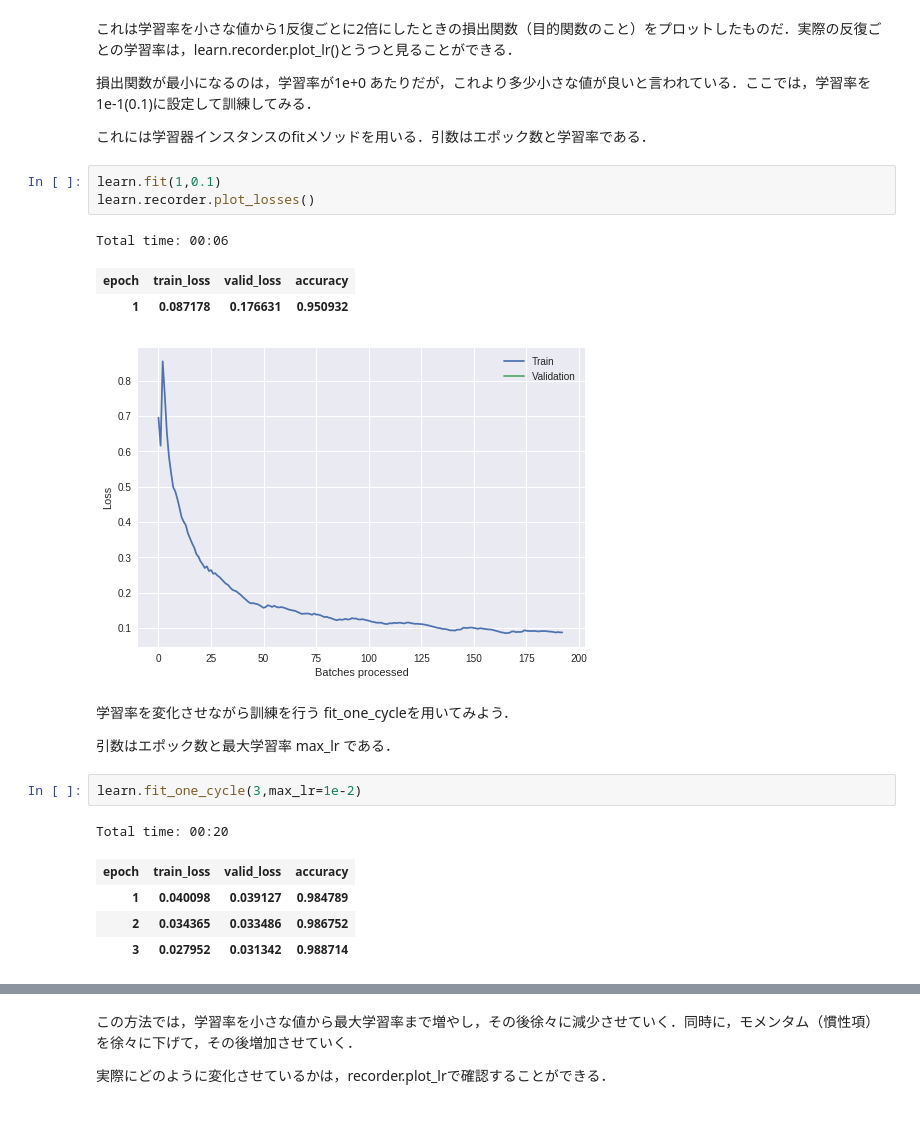
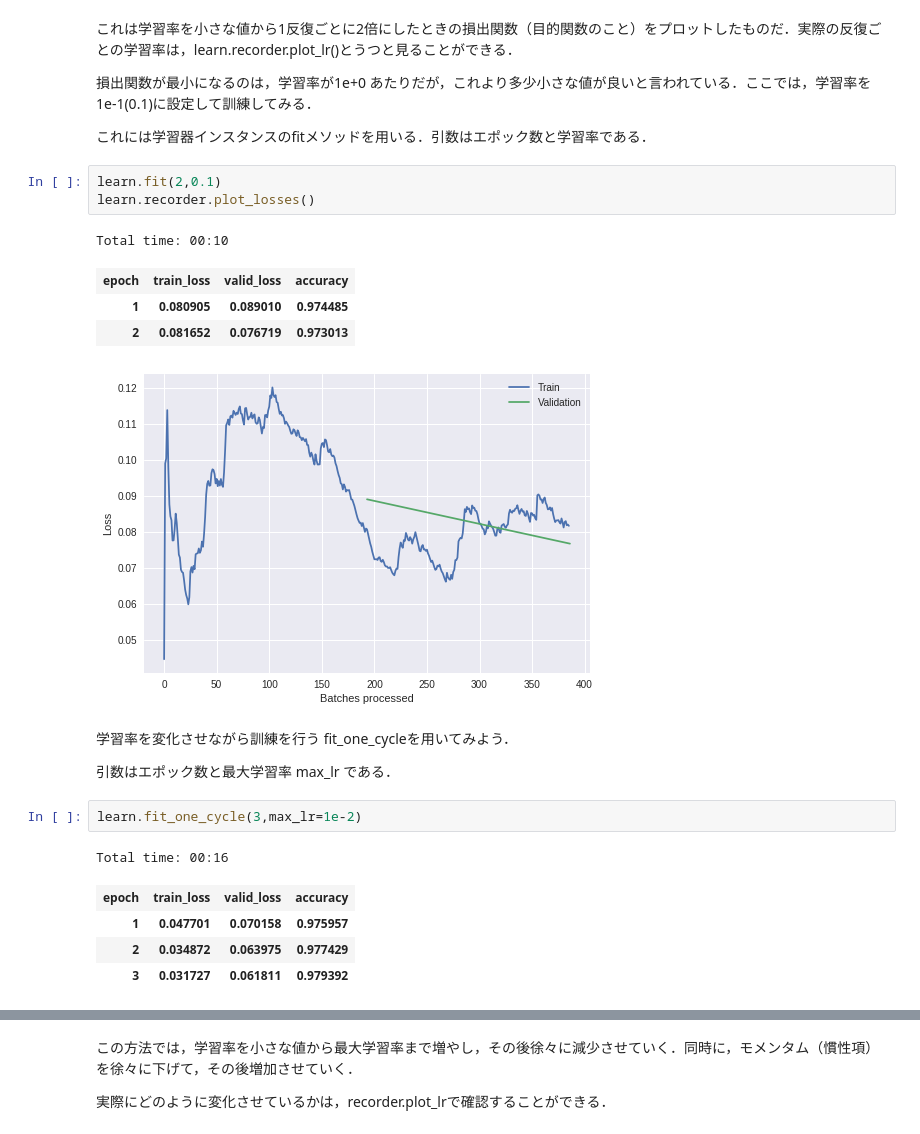
Before and after one commit to mickeykubo/fastai-v1, a Jupyter notebook: fastai_training_ver1.ipynb, the cells around one changed output, grey strips where cells are left out. Cells and saved outputs as stored; diff of their text form.

```diff
--- a/fastai_training_ver1.ipynb
+++ b/fastai_training_ver1.ipynb
@@ -134,13 +175,14 @@ learn.recorder.plot()
 
 これには学習器インスタンスのfitメソッドを用いる．引数はエポック数と学習率である．
 # %%
-learn.fit(1,0.1)
+learn.fit(2,0.1)
 learn.recorder.plot_losses()
 # %% [output]
-Total time: 00:06
+Total time: 00:10
 | epoch | train_loss | valid_loss | accuracy |
-| 1 | 0.087178 | 0.176631 | 0.950932 |
+| 1 | 0.080905 | 0.089010 | 0.974485 |
+| 2 | 0.081652 | 0.076719 | 0.973013 |
-[figure, old version]
+[figure, new version]
 # %% [markdown]
 学習率を変化させながら訓練を行う fit_one_cycleを用いてみよう．
 
@@ -148,8 +190,8 @@ Total time: 00:06
 # %%
 learn.fit_one_cycle(3,max_lr=1e-2)
 # %% [output]
-Total time: 00:20
+Total time: 00:16
 | epoch | train_loss | valid_loss | accuracy |
-| 1 | 0.040098 | 0.039127 | 0.984789 |
-| 2 | 0.034365 | 0.033486 | 0.986752 |
-| 3 | 0.027952 | 0.031342 | 0.988714 |
+| 1 | 0.047701 | 0.070158 | 0.975957 |
+| 2 | 0.034872 | 0.063975 | 0.977429 |
+| 3 | 0.031727 | 0.061811 | 0.979392 |
```
Also changed, not shown: parts of 23 cells of this notebook.
